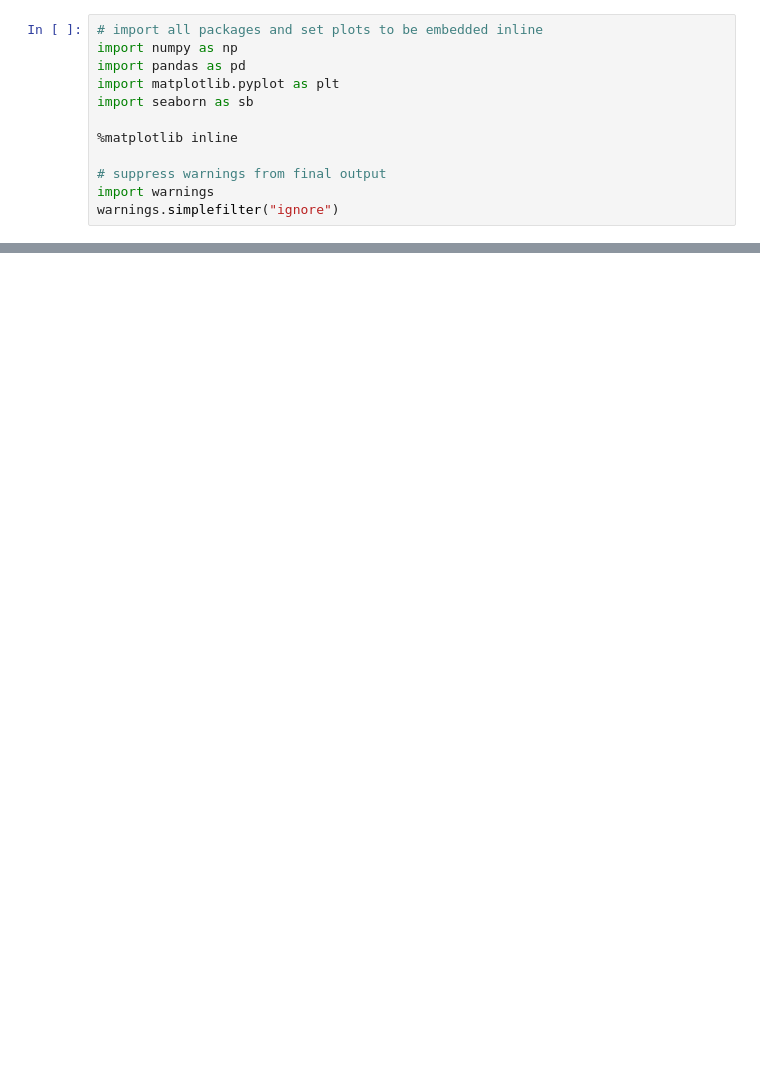
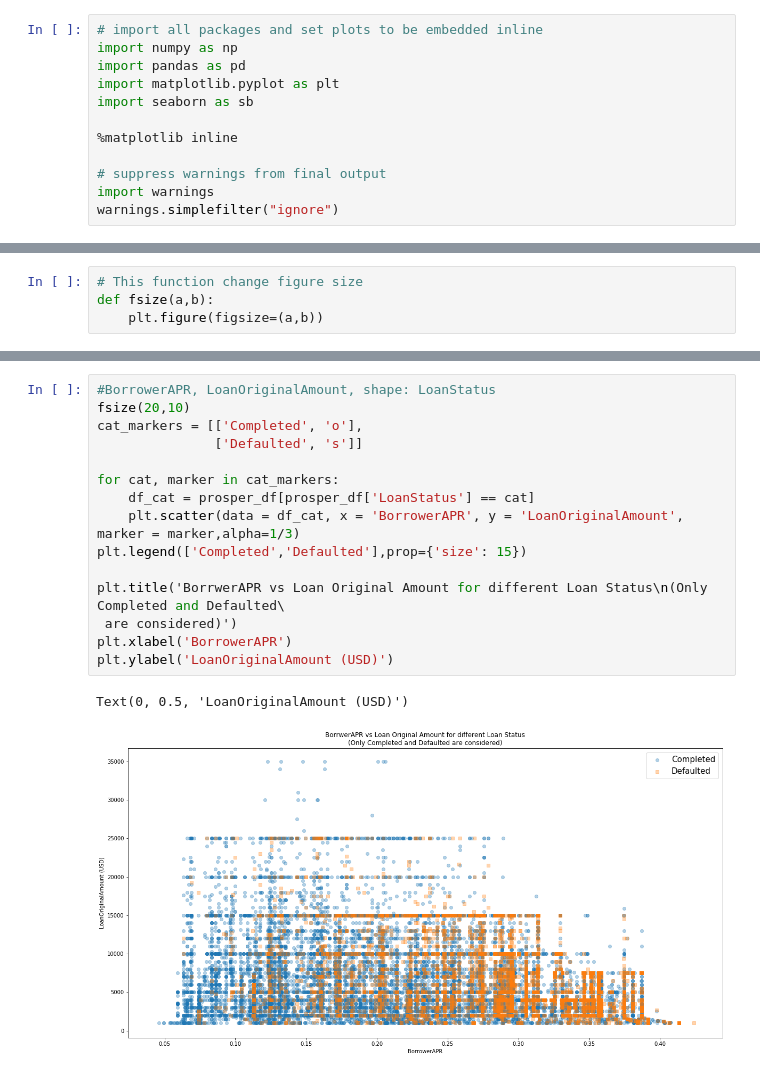
Before and after one commit to yaman-jaghbeer/Communicate-Data-Finding, a Jupyter notebook: slide_deck.ipynb, the cells around one changed output, grey strips where cells are left out. Saved outputs shown, nothing was run; the diff lists cells and outputs as text; blank space fills up the shorter version.

```diff
--- a/slide_deck.ipynb
+++ b/slide_deck.ipynb
@@ -75,0 +97,4 @@ before you finish your presentation!
+# %%
+# This function change figure size
+def fsize(a,b):
+    plt.figure(figsize=(a,b))
@@ -75,0 +174,18 @@ before you finish your presentation!
+# %%
+#BorrowerAPR, LoanOriginalAmount, shape: LoanStatus
+fsize(20,10)
+cat_markers = [['Completed', 'o'],
+               ['Defaulted', 's']]
+
+for cat, marker in cat_markers:
+    df_cat = prosper_df[prosper_df['LoanStatus'] == cat]
+    plt.scatter(data = df_cat, x = 'BorrowerAPR', y = 'LoanOriginalAmount',  marker = marker,alpha=1/3)
+plt.legend(['Completed','Defaulted'],prop={'size': 15})
+
+plt.title('BorrwerAPR vs Loan Original Amount for different Loan Status\n(Only Completed and Defaulted\
+ are considered)')
+plt.xlabel('BorrowerAPR')
+plt.ylabel('LoanOriginalAmount (USD)')
+# %% [output]
+Text(0, 0.5, 'LoanOriginalAmount (USD)')
+[figure, added]
```
Also changed, not shown: parts of 46 cells of this notebook, 3 other files.
